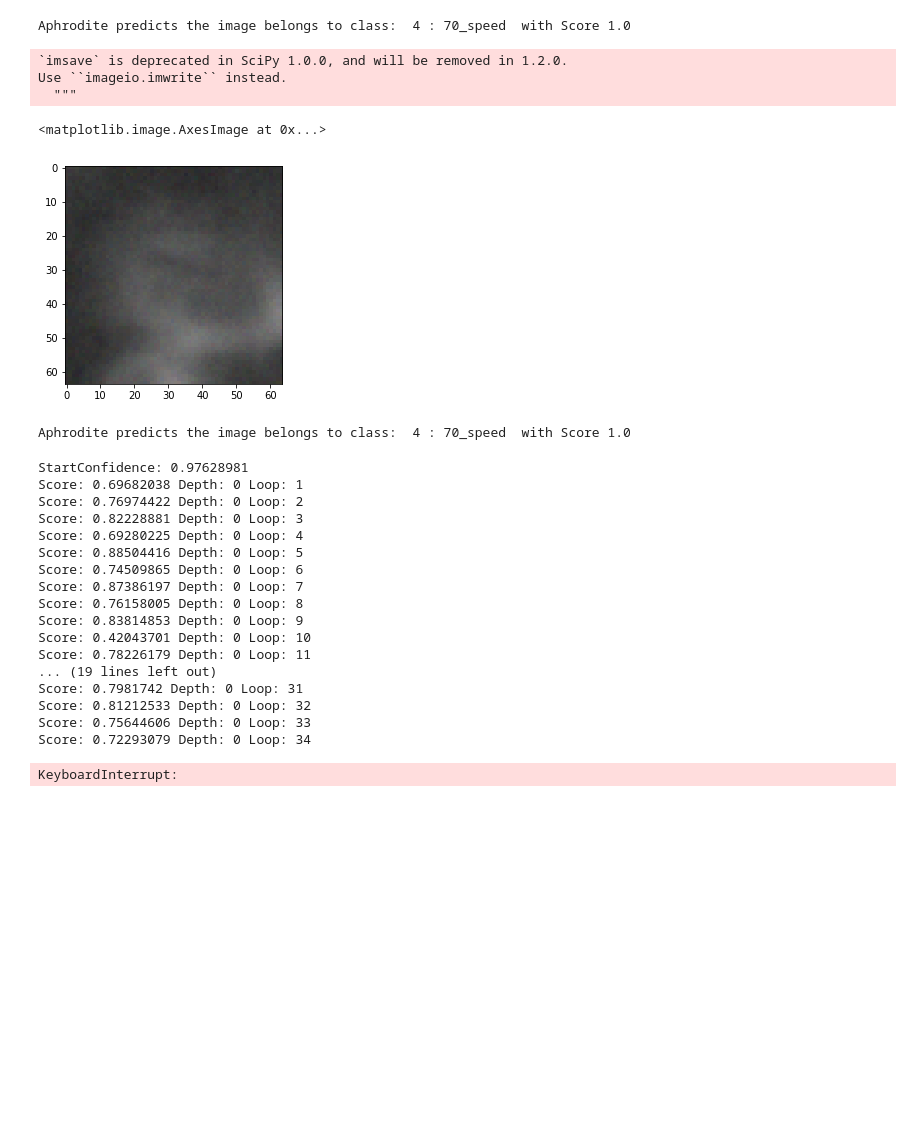
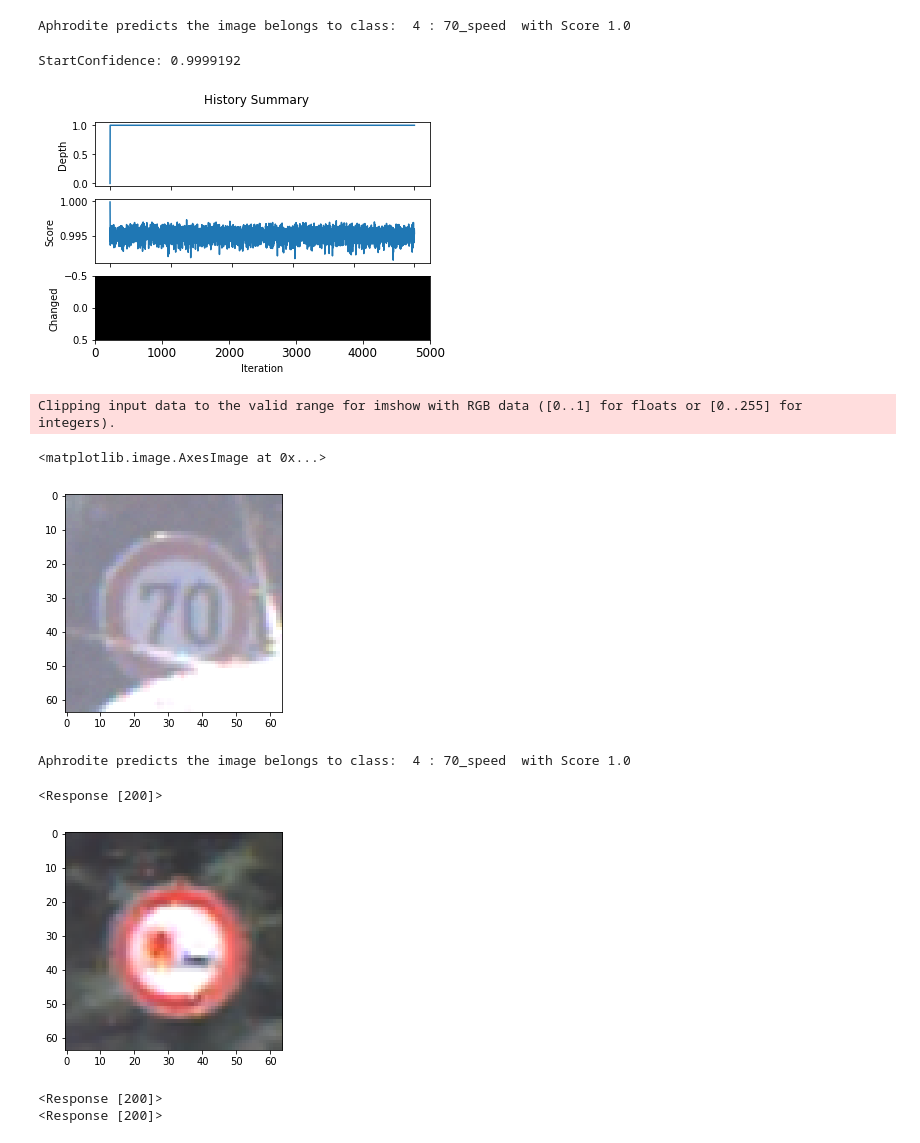
Before and after one commit to lapplislazuli/Medusa, a Jupyter notebook: Medusa/DegGen.ipynb, the cells around one changed output. Saved outputs shown, nothing was run; the diff lists cells and outputs as text; code cells hidden in the pictures; blank space fills up the shorter version.

Commit message:
Added History Plot to Degeneration, found an error in chaining and renewed notebook

```diff
--- a/Medusa/DegGen.ipynb
+++ b/Medusa/DegGen.ipynb
@@ -50,17 +50,17 @@ print("Aphrodite predicts the image belongs to class: ", bestClass , ":", Labels
 Aphrodite predicts the image belongs to class:  4 : 70_speed  with Score 1.0
 # %%
 #Local Degeneration
-alternation=DegGen.chain([DegGen._noise,DegGen._noise,DegGen._softSmooth,DegGen._normalize])
+alternation=DegGen.chain([DegGen._softNoise,DegGen._brigten,DegGen._noise,DegGen._normalize])
 
-ans = DegGen.degenerate(aphrodite, img, bestClass, alternation, decay=0.0001, iterations=1000, maxloops=5000)
-scipyMisc.imsave("images/localDegenerated.png",ans[1])
+ans = DegGen.degenerate(aphrodite, img, bestClass, alternation, decay=0.001, iterations=1000, maxloops=5000,verbose=False,history=True)
+#scipyMisc.imsave("images/localDegenerated.png",ans[1])
 plt.imshow(ans[1])
 # %% [output]
-`imsave` is deprecated in SciPy 1.0.0, and will be removed in 1.2.0.
-Use ``imageio.imwrite`` instead.
-  """
+StartConfidence: 0.9999192
+[figure, new version]
-<matplotlib.image.AxesImage at 0x...>
+Clipping input data to the valid range for imshow with RGB data ([0..1] for floats or [0..255] for integers).
-[figure, old version]
+<matplotlib.image.AxesImage at 0x...>
+[figure, added]
 # %%
 # Predict our image local:
 degPrediction = aphrodite.predict(np.expand_dims(ans[1],0))[0]
@@ -72,30 +72,19 @@ print("Aphrodite predicts the image belongs to class: ", degClass , ":", Labels.
 # %% [output]
 Aphrodite predicts the image belongs to class:  4 : 70_speed  with Score 1.0
 # %%
-#Remote Degeneration
-remoteAlternation = DegGen.chain([DegGen._noise,DegGen._softSmooth,DegGen._normalize])
 #Load resource - resource folder with ppm images is needed in Medusa folder
 remoteImg =ImgHelper.load_ppm_image("images/overtaking.ppm")
-
-remoteAns = DegGen.remoteDegenerate(remoteImg, remoteAlternation)
-scipyMisc.imsave("resources/remoteDegenerated.png",ans[1])
-plt.imshow(remoteAns[1])
+plt.imshow(remoteImg)
 # %% [output]
-StartConfidence: 0.97628981
-Score: 0.69682038 Depth: 0 Loop: 1
-Score: 0.76974422 Depth: 0 Loop: 2
-Score: 0.82228881 Depth: 0 Loop: 3
-Score: 0.69280225 Depth: 0 Loop: 4
-Score: 0.88504416 Depth: 0 Loop: 5
-Score: 0.74509865 Depth: 0 Loop: 6
-Score: 0.87386197 Depth: 0 Loop: 7
-Score: 0.76158005 Depth: 0 Loop: 8
-Score: 0.83814853 Depth: 0 Loop: 9
-Score: 0.42043701 Depth: 0 Loop: 10
-Score: 0.78226179 Depth: 0 Loop: 11
-... (19 lines left out)
-Score: 0.7981742 Depth: 0 Loop: 31
-Score: 0.81212533 Depth: 0 Loop: 32
-Score: 0.75644606 Depth: 0 Loop: 33
-Score: 0.72293079 Depth: 0 Loop: 34
+<Response [200]>
-KeyboardInterrupt:
+[figure, added]
+# %%
+#Remote Degeneration
+remoteAlternation = DegGen.chain([DegGen._normalize,DegGen._softNoise])
+
+print(Scorer.send_ppm_image(remoteImg))
+deg = remoteAlternation(remoteImg)
+print(Scorer.send_ppm_image(deg))
+# %% [output]
+<Response [200]>
+<Response [200]>
```
Also changed, not shown: parts of 3 cells of this notebook, 1 other file.
